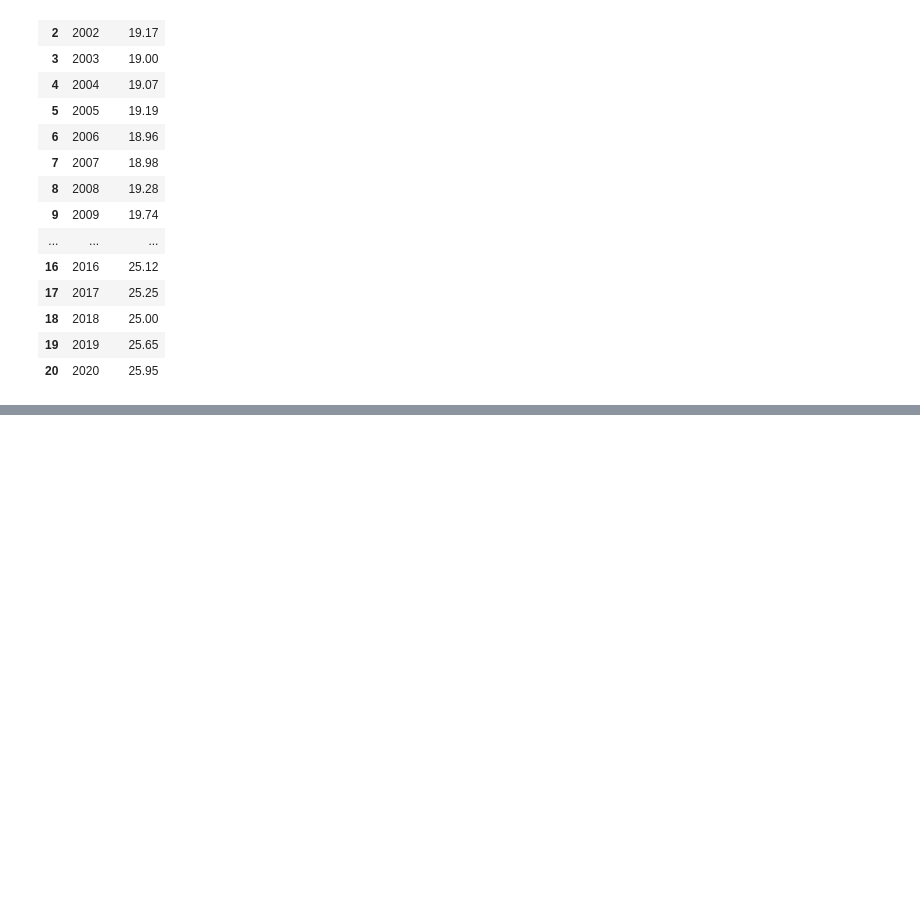
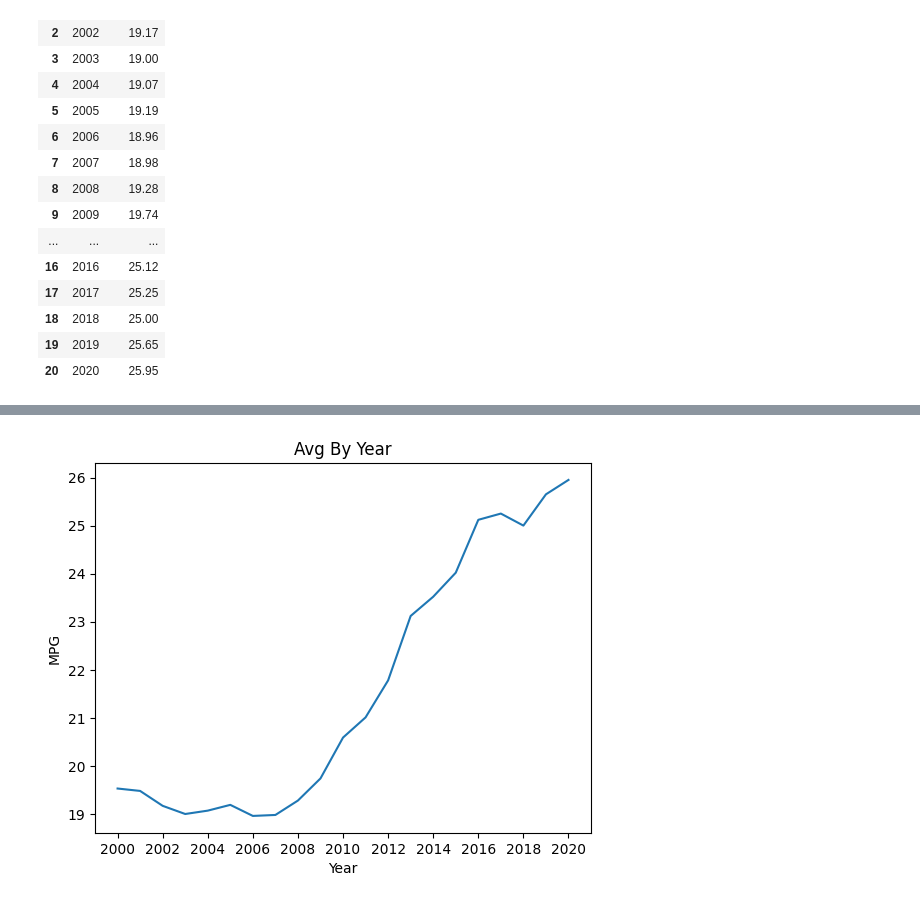
Before and after one commit to docroch/learning-data-science, a Jupyter notebook: examples/data-understanding/data-visualization/matplotlib-seaborn.ipynb, the cells around one changed output, grey strips where cells are left out. Drawn from its saved outputs; the diff is of its cells as text; code cells hidden in the pictures; blank space fills up the shorter version.

```diff
--- a/examples/data-understanding/data-visualization/matplotlib-seaborn.ipynb
+++ b/examples/data-understanding/data-visualization/matplotlib-seaborn.ipynb
@@ -208,0 +235,7 @@ avg_by_year
+# %%
+fig, ax1 = plt.subplots()
+ax1.plot(avg_by_year['year'], avg_by_year['comb08'])
+ax1.set_xticks(np.arange(2000, 2022, 2))
+ax1.set(title='Avg By Year', ylabel='MPG', xlabel='Year');
+# %% [output]
+[figure, added]
```
Also changed, not shown: parts of 6 cells of this notebook.
